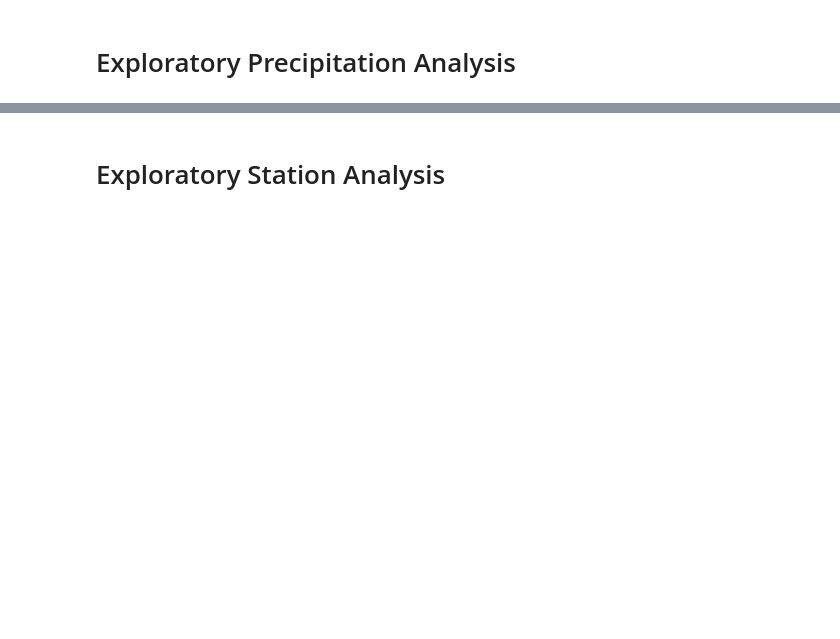
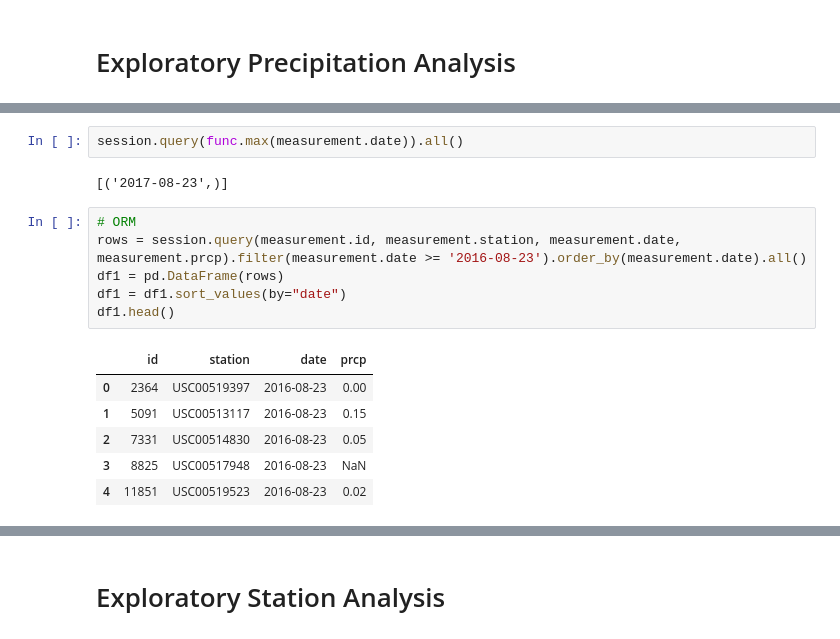
Before and after one commit to Apeterson07/sqlalchemy-challenge, a Jupyter notebook: climate_starter.ipynb, the cells around one changed output, grey strips where cells are left out. Drawn from its saved outputs; the diff is of its cells as text; blank space fills up the shorter version.

```diff
--- a/climate_starter.ipynb
+++ b/climate_starter.ipynb
@@ -66,0 +63,17 @@ Text(0, 0.5, 'Inches')
+# %%
+session.query(func.max(measurement.date)).all()
+# %% [output]
+[('2017-08-23',)]
+# %%
+# ORM
+rows = session.query(measurement.id, measurement.station, measurement.date, measurement.prcp).filter(measurement.date >= '2016-08-23').order_by(measurement.date).all()
+df1 = pd.DataFrame(rows)
+df1 = df1.sort_values(by="date")
+df1.head()
+# %% [output]
+|  | id | station | date | prcp |
+| 0 | 2364 | USC00519397 | 2016-08-23 | 0.00 |
+| 1 | 5091 | USC00513117 | 2016-08-23 | 0.15 |
+| 2 | 7331 | USC00514830 | 2016-08-23 | 0.05 |
+| 3 | 8825 | USC00517948 | 2016-08-23 | NaN |
+| 4 | 11851 | USC00519523 | 2016-08-23 | 0.02 |
```
Also changed, not shown: parts of 15 cells of this notebook, 1 other file.
